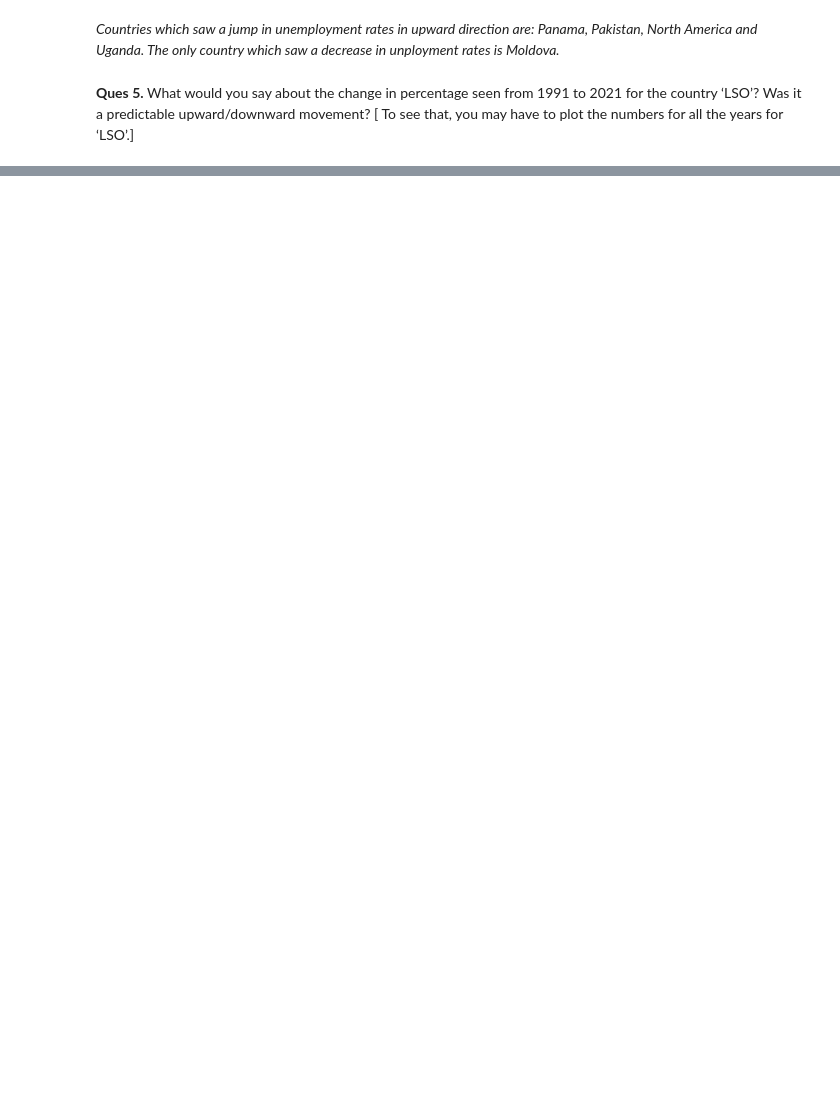
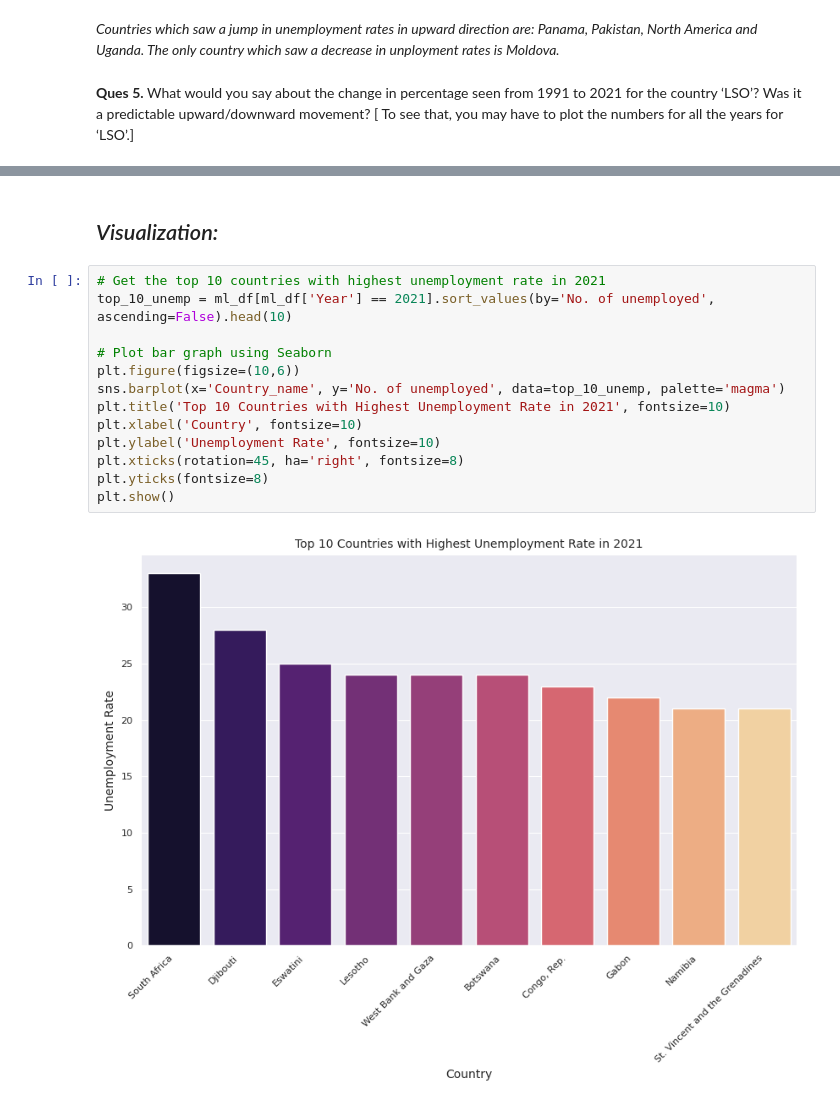
Before and after one commit to AnushkaGupta18/Fittlyf-Task-ML, a Jupyter notebook: Fittlyf_ML_Internship_Task.ipynb, the cells around one changed output, grey strips where cells are left out. Saved outputs shown, nothing was run; the diff lists cells and outputs as text; blank space fills up the shorter version.

```diff
--- a/Fittlyf_ML_Internship_Task.ipynb
+++ b/Fittlyf_ML_Internship_Task.ipynb
@@ -397,0 +567,17 @@ The only country which saw a decrease in unployment rates is Moldova.*
+# %% [markdown]
+## *Visualization:*
+# %%
+# Get the top 10 countries with highest unemployment rate in 2021
+top_10_unemp = ml_df[ml_df['Year'] == 2021].sort_values(by='No. of unemployed', ascending=False).head(10)
+
+# Plot bar graph using Seaborn
+plt.figure(figsize=(10,6))
+sns.barplot(x='Country_name', y='No. of unemployed', data=top_10_unemp, palette='magma')
+plt.title('Top 10 Countries with Highest Unemployment Rate in 2021', fontsize=10)
+plt.xlabel('Country', fontsize=10)
+plt.ylabel('Unemployment Rate', fontsize=10)
+plt.xticks(rotation=45, ha='right', fontsize=8)
+plt.yticks(fontsize=8)
+plt.show()
+# %% [output]
+[figure, added]
```
Also changed, not shown: parts of 17 cells of this notebook.
